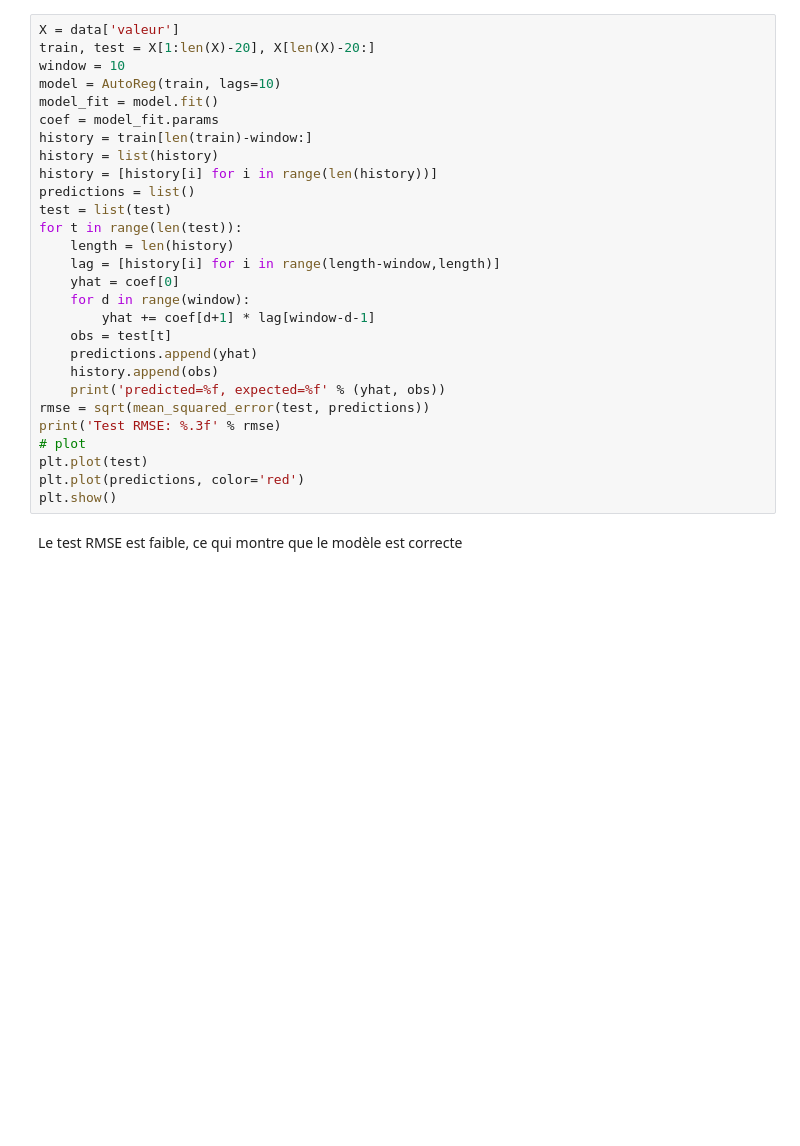
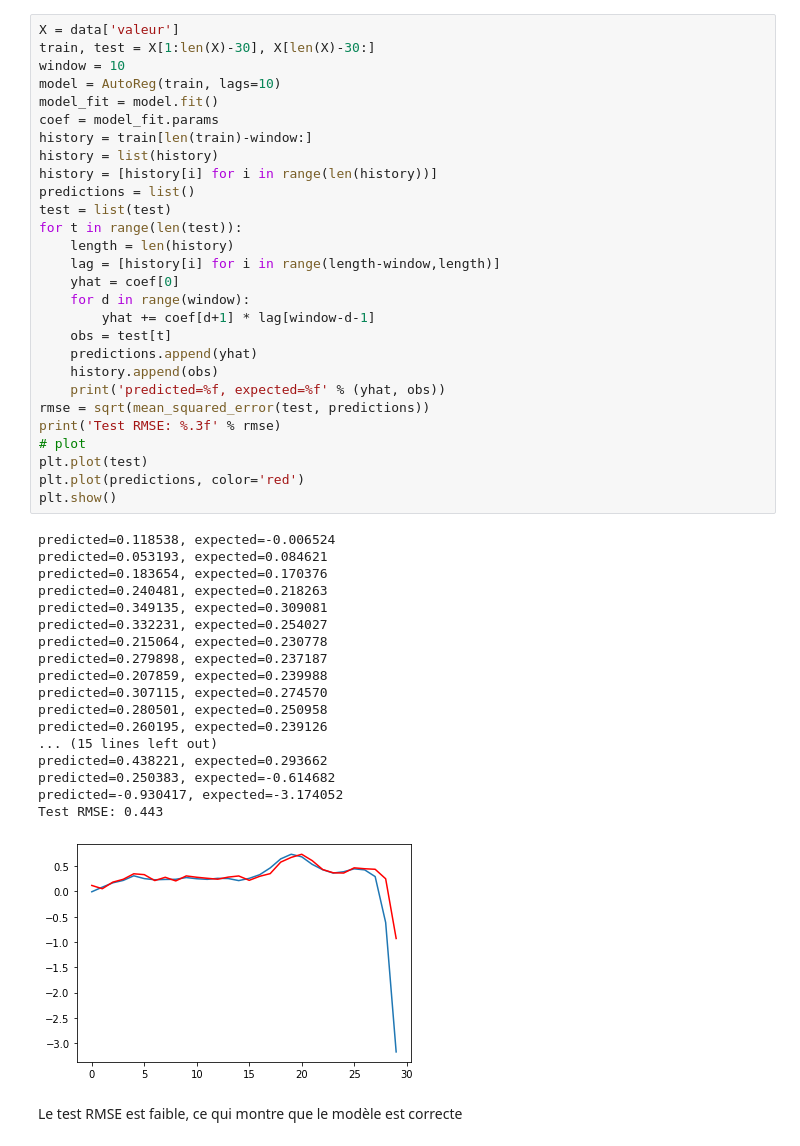
Before and after one commit to VieuL/PibOcde, a Jupyter notebook: AutoRegression.ipynb, the cells around one changed output. Drawn from its saved outputs; the diff is of its cells as text; blank space fills up the shorter version.

```diff
--- a/AutoRegression.ipynb
+++ b/AutoRegression.ipynb
@@ -20,30 +23,49 @@ ModuleNotFoundError: No module named 'statsmodels'
 # %%
 X = data['valeur']
-train, test = X[1:len(X)-20], X[len(X)-20:]
+train, test = X[1:len(X)-30], X[len(X)-30:]
 window = 10
 model = AutoReg(train, lags=10)
 model_fit = model.fit()
 coef = model_fit.params
 history = train[len(train)-window:]
 history = list(history)
 history = [history[i] for i in range(len(history))]
 predictions = list()
 test = list(test)
 for t in range(len(test)):
 	length = len(history)
 	lag = [history[i] for i in range(length-window,length)]
 	yhat = coef[0]
 	for d in range(window):
 		yhat += coef[d+1] * lag[window-d-1]
 	obs = test[t]
 	predictions.append(yhat)
 	history.append(obs)
 	print('predicted=%f, expected=%f' % (yhat, obs))
 rmse = sqrt(mean_squared_error(test, predictions))
 print('Test RMSE: %.3f' % rmse)
 # plot
 plt.plot(test)
 plt.plot(predictions, color='red')
 plt.show()
+# %% [output]
+predicted=0.118538, expected=-0.006524
+predicted=0.053193, expected=0.084621
+predicted=0.183654, expected=0.170376
+predicted=0.240481, expected=0.218263
+predicted=0.349135, expected=0.309081
+predicted=0.332231, expected=0.254027
+predicted=0.215064, expected=0.230778
+predicted=0.279898, expected=0.237187
+predicted=0.207859, expected=0.239988
+predicted=0.307115, expected=0.274570
+predicted=0.280501, expected=0.250958
+predicted=0.260195, expected=0.239126
+... (15 lines left out)
+predicted=0.438221, expected=0.293662
+predicted=0.250383, expected=-0.614682
+predicted=-0.930417, expected=-3.174052
+Test RMSE: 0.443
+[figure, added]
 # %% [markdown]
 Le test RMSE est faible, ce qui montre que le modèle est correcte
```
Also changed, not shown: parts of 2 cells of this notebook.
